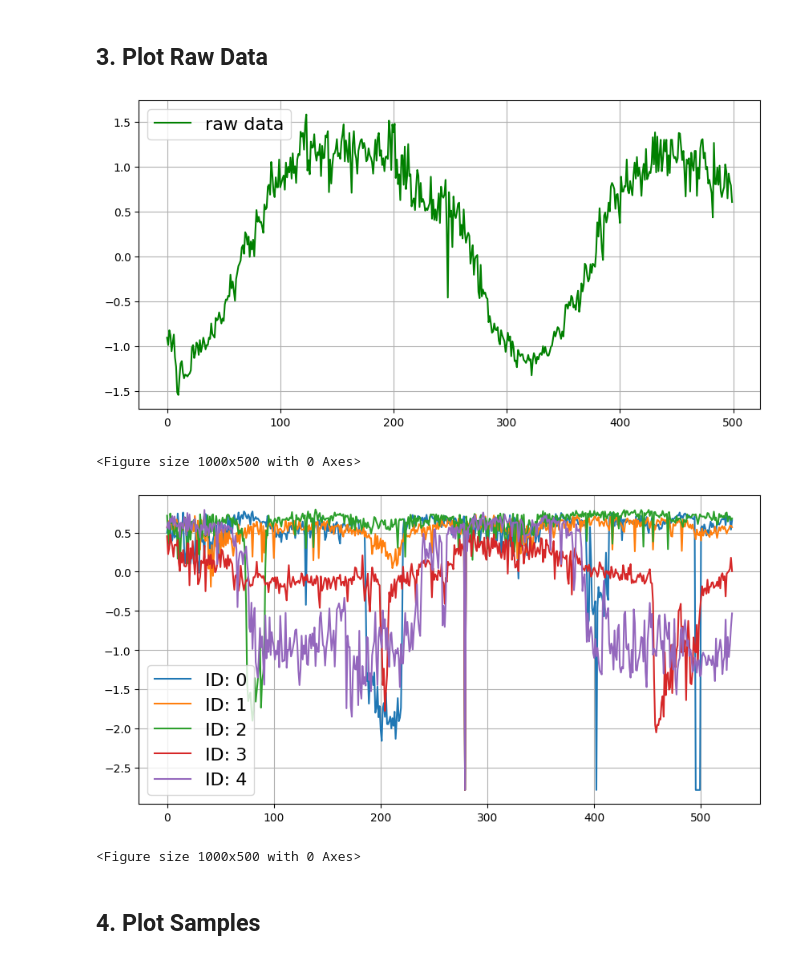
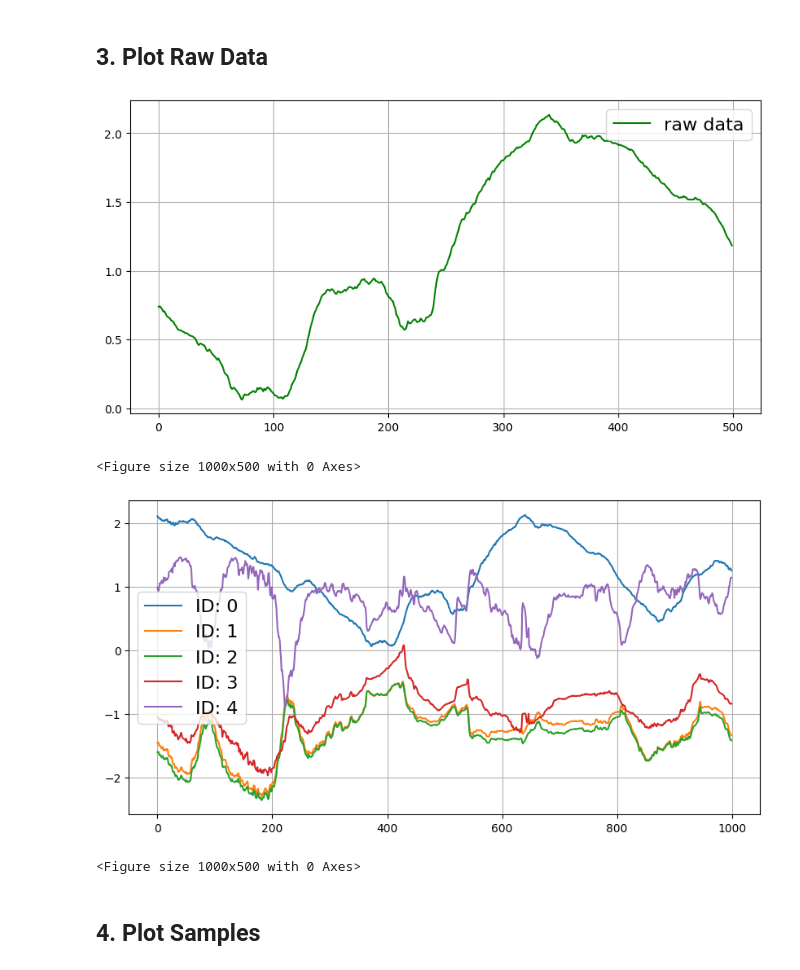
Before and after one commit to GestaltCogTeam/BasicTS, a Jupyter notebook: scripts/data_visualization/data_visualization.ipynb, the cells around one changed output. Cells and saved outputs as stored; diff of their text form; code cells hidden in the pictures.

```diff
--- a/scripts/data_visualization/data_visualization.ipynb
+++ b/scripts/data_visualization/data_visualization.ipynb
@@ -18,7 +18,7 @@ from basicts.data import SCALER_REGISTRY
 ## 1. Hyper-Parameter
 # %%
 # hyper-parameter
-DATASET_NAME = "ETTh1"
+DATASET_NAME = "Weather"
 # DATASET_NAME = "METR-LA"
 INPUT_LEN = 336
 OUTPUT_LEN = 336
@@ -96,7 +109,7 @@ def plot_raw_data(data: np.array, selected_node_id: int, begin_time: int = None,
 # %%
 plot_raw_data(data=data, selected_node_id=0, begin_time=300, end_time=800, line_width=1.5, font_size=16, color="green", figure_size=(10, 5))
 # %% [output]
-[figure, old version]
+[figure, new version]
 <Figure size 1000x500 with 0 Axes>
 # %%
 def plot_raw_data_multi_variable(data: np.array, node_ids: int, begin_time: int = None, end_time: int = None, line_width: float = 1.5, font_size: int = 16, figure_size: tuple = (10, 5)):
@@ -126,9 +139,9 @@ def plot_raw_data_multi_variable(data: np.array, node_ids: int, begin_time: int
     plt.show()
     plt.clf()
 # %%
-plot_raw_data_multi_variable(data=data, node_ids=[0, 1, 2, 3, 4], begin_time=300, end_time=830, line_width=1.5, font_size=16, figure_size=(10, 5))
+plot_raw_data_multi_variable(data=data, node_ids=[0, 1, 2, 3, 4], begin_time=0, end_time=1000, line_width=1.5, font_size=16, figure_size=(10, 5))
 # %% [output]
-[figure, old version]
+[figure, new version]
 <Figure size 1000x500 with 0 Axes>
 # %% [markdown]
 ## 4. Plot Samples
```
Also changed, not shown: parts of 1 cell of this notebook, 15 other files.
